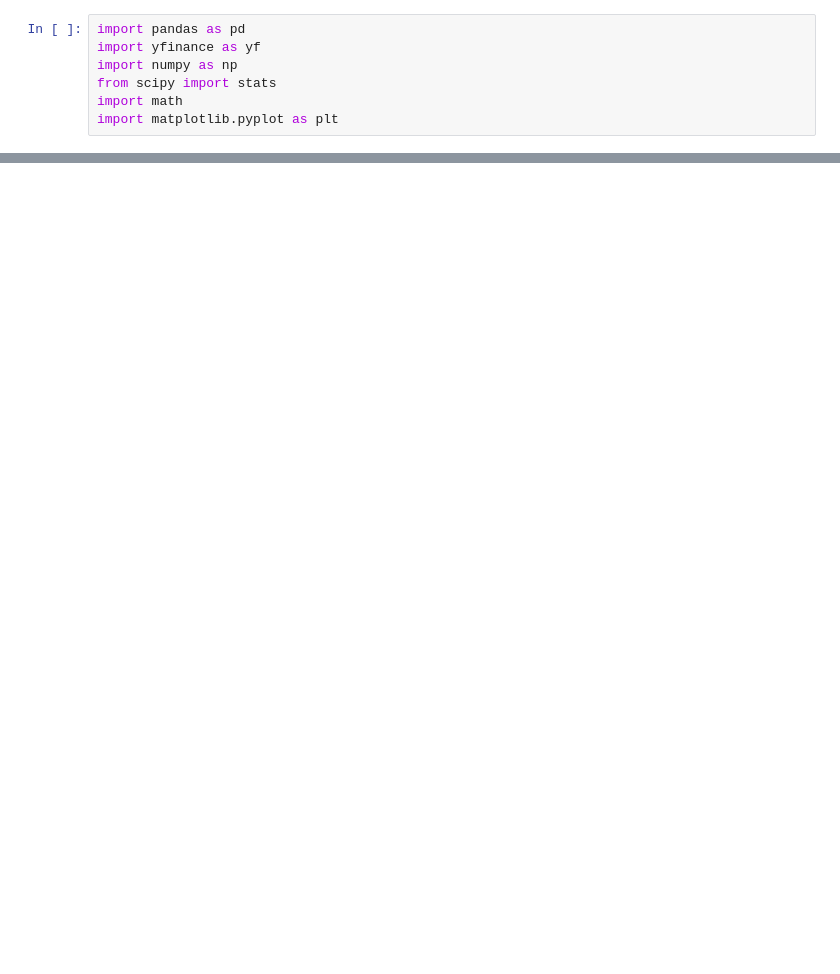
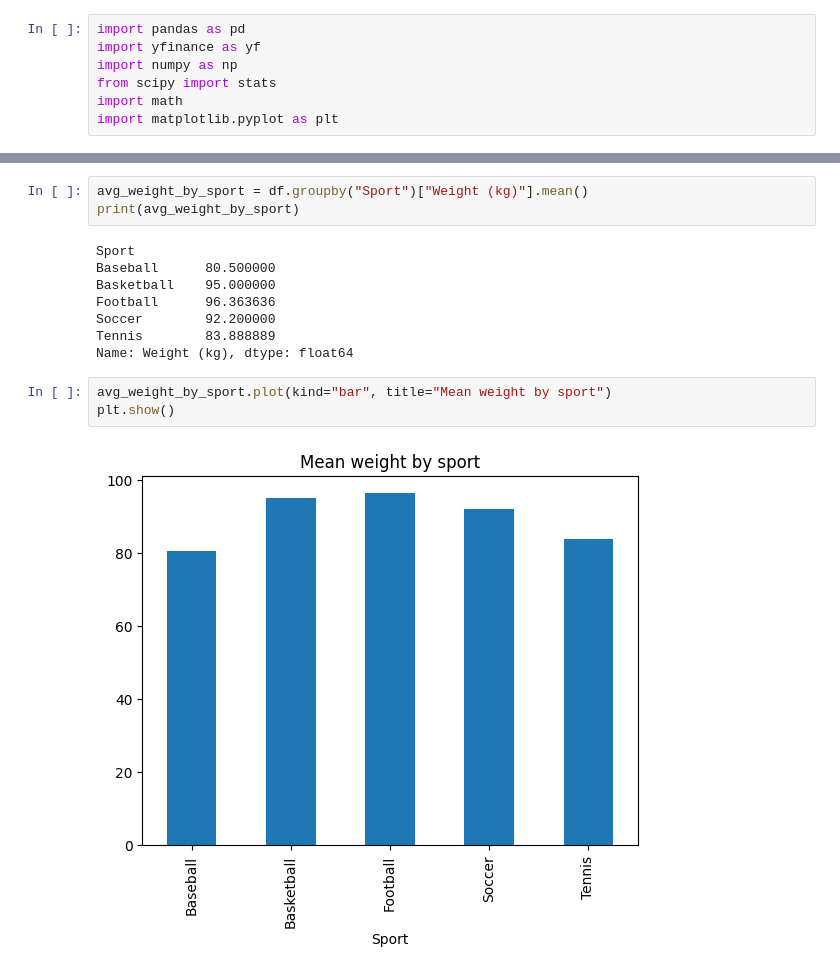
Before and after one commit to rrepetto99/Programming-practice, a Jupyter notebook: exercises/Python practice/sports1.ipynb, the cells around one changed output, grey strips where cells are left out. Saved outputs shown, nothing was run; the diff lists cells and outputs as text; blank space fills up the shorter version.

```diff
--- a/exercises/Python practice/sports1.ipynb
+++ b/exercises/Python practice/sports1.ipynb
@@ -20,0 +47,16 @@ df.head()
+# %%
+avg_weight_by_sport = df.groupby("Sport")["Weight (kg)"].mean()
+print(avg_weight_by_sport)
+# %% [output]
+Sport
+Baseball      80.500000
+Basketball    95.000000
+Football      96.363636
+Soccer        92.200000
+Tennis        83.888889
+Name: Weight (kg), dtype: float64
+# %%
+avg_weight_by_sport.plot(kind="bar", title="Mean weight by sport")
+plt.show()
+# %% [output]
+[figure, added]
```
Also changed, not shown: parts of 6 cells of this notebook.
